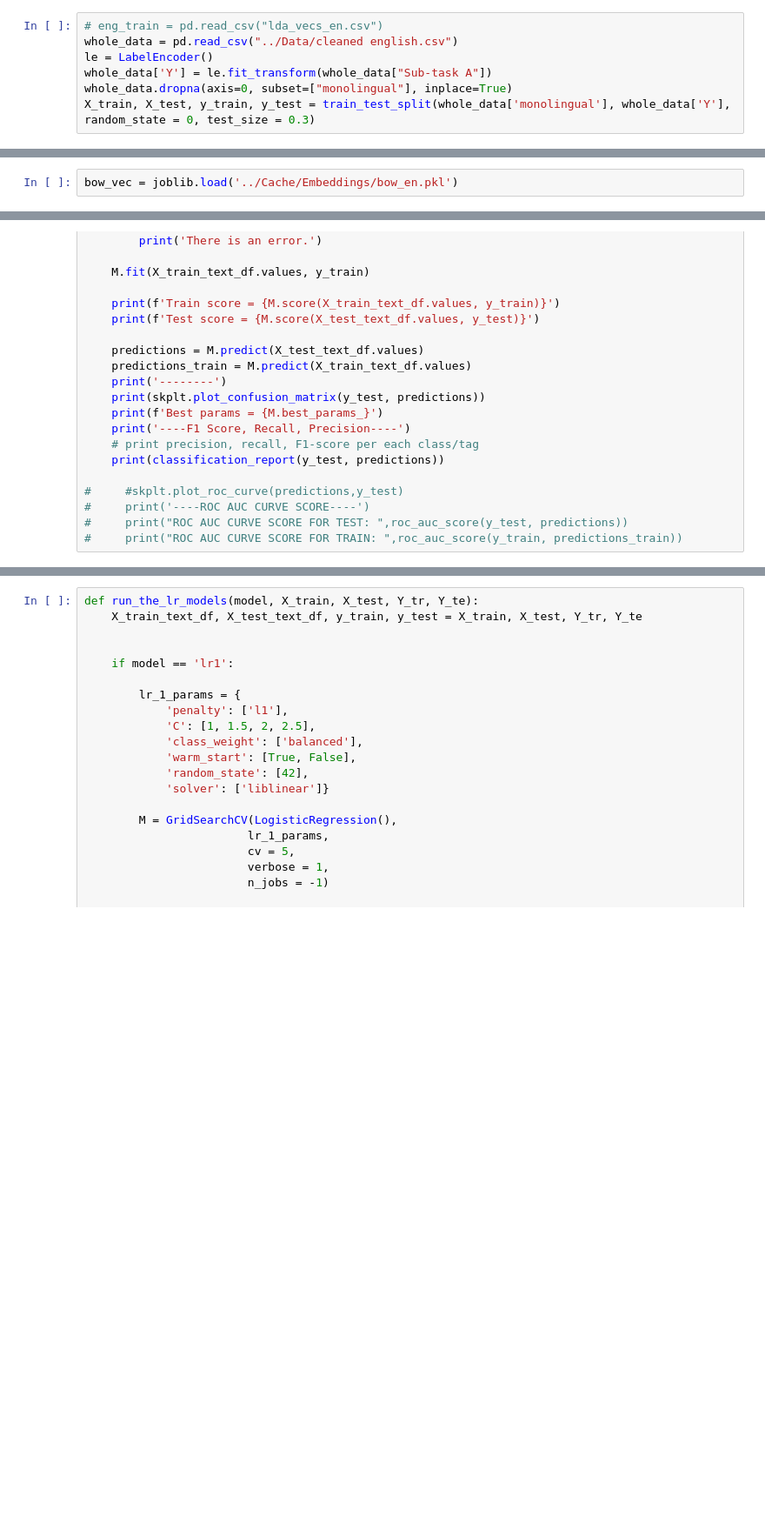
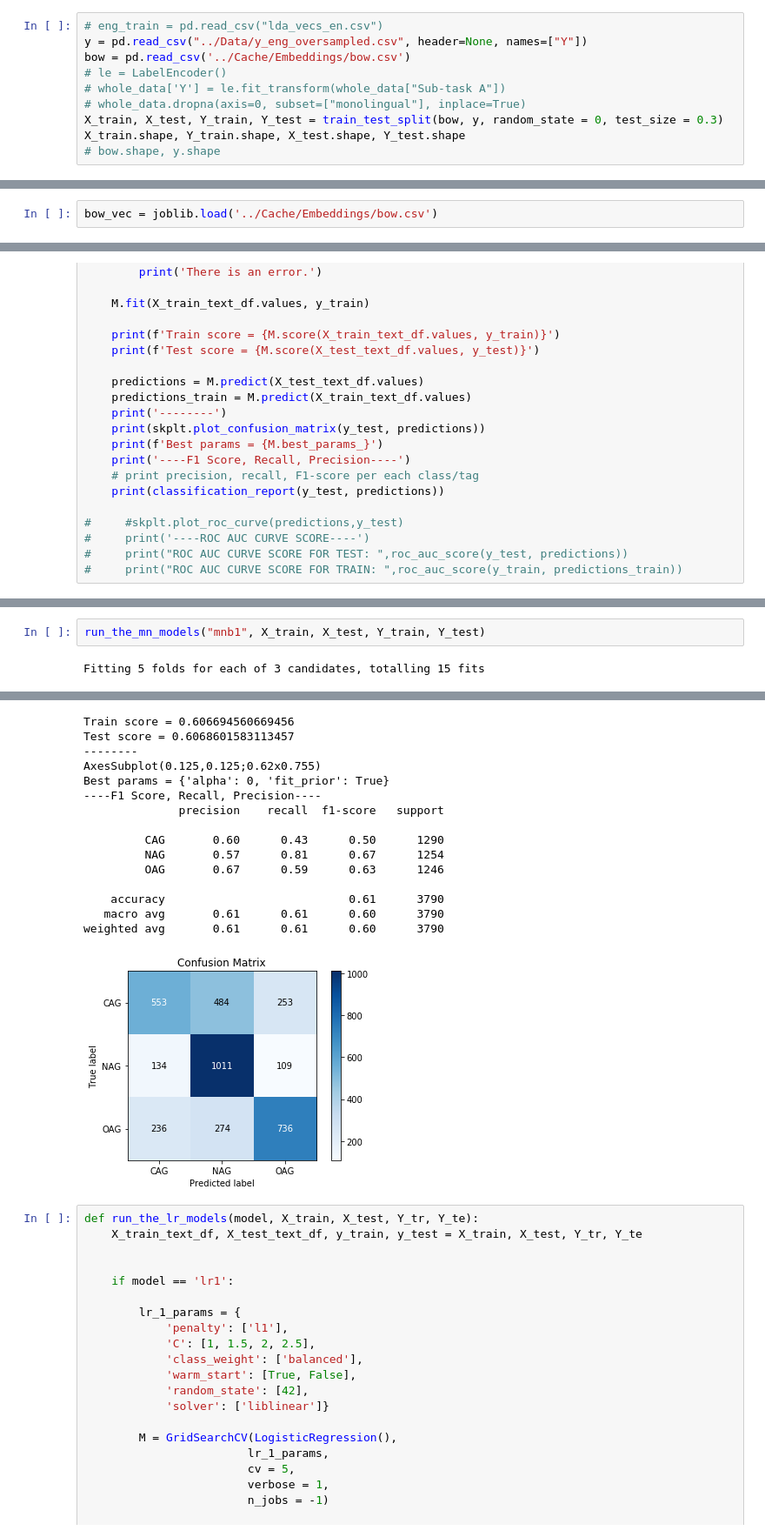
Before and after one commit to rachitsaksena/Multilingual-Agression-Classification, a Jupyter notebook: Data Models/bag of words.ipynb, the cells around one changed output, grey strips where cells are left out. Shown at 87% size. Saved outputs shown, nothing was run; the diff lists cells and outputs as text; blank space fills up the shorter version.

```diff
--- a/Data Models/bag of words.ipynb
+++ b/Data Models/bag of words.ipynb
@@ -15,8 +15,11 @@ import scikitplot.metrics as skplt
 import joblib
 # %%
 # eng_train = pd.read_csv("lda_vecs_en.csv")
-whole_data = pd.read_csv("../Data/cleaned english.csv")
-le = LabelEncoder()
-whole_data['Y'] = le.fit_transform(whole_data["Sub-task A"])
-whole_data.dropna(axis=0, subset=["monolingual"], inplace=True)
-X_train, X_test, y_train, y_test = train_test_split(whole_data['monolingual'], whole_data['Y'], random_state = 0, test_size = 0.3)
+y = pd.read_csv("../Data/y_eng_oversampled.csv", header=None, names=["Y"])
+bow = pd.read_csv('../Cache/Embeddings/bow.csv')
+# le = LabelEncoder()
+# whole_data['Y'] = le.fit_transform(whole_data["Sub-task A"])
+# whole_data.dropna(axis=0, subset=["monolingual"], inplace=True)
+X_train, X_test, Y_train, Y_test = train_test_split(bow, y, random_state = 0, test_size = 0.3)
+X_train.shape, Y_train.shape, X_test.shape, Y_test.shape
+# bow.shape, y.shape
@@ -23,5 +28,5 @@ X_train, X_test, y_train, y_test = train_test_split(whole_data['monolingual'], w
 # %%
-bow_vec = joblib.load('../Cache/Embeddings/bow_en.pkl')
+bow_vec = joblib.load('../Cache/Embeddings/bow.csv')
 # %%
 X_train_tweets = bow_vec.transform(X_train)
 X_train_text_df = pd.DataFrame(X_train_tweets.todense(), columns=[x+'_text' for x in bow_vec.get_feature_names()])
@@ -108,0 +91,4 @@ weighted avg       0.70      0.74      0.71      1262
+# %%
+run_the_mn_models("mnb1", X_train, X_test, Y_train, Y_test)
+# %% [output]
+Fitting 5 folds for each of 3 candidates, totalling 15 fits
@@ -109,3 +98,19 @@ weighted avg       0.70      0.74      0.71      1262
+Train score = 0.606694560669456
+Test score = 0.6068601583113457
+--------
+AxesSubplot(0.125,0.125;0.62x0.755)
+Best params = {'alpha': 0, 'fit_prior': True}
+----F1 Score, Recall, Precision----
+              precision    recall  f1-score   support
+
+         CAG       0.60      0.43      0.50      1290
+         NAG       0.57      0.81      0.67      1254
+         OAG       0.67      0.59      0.63      1246
+
+    accuracy                           0.61      3790
+   macro avg       0.61      0.61      0.60      3790
+weighted avg       0.61      0.61      0.60      3790
+[figure, added]
 # %%
 def run_the_lr_models(model, X_train, X_test, Y_tr, Y_te):
     X_train_text_df, X_test_text_df, y_train, y_test = X_train, X_test, Y_tr, Y_te
```
Also changed, not shown: parts of 10 cells of this notebook, 1 other file.
